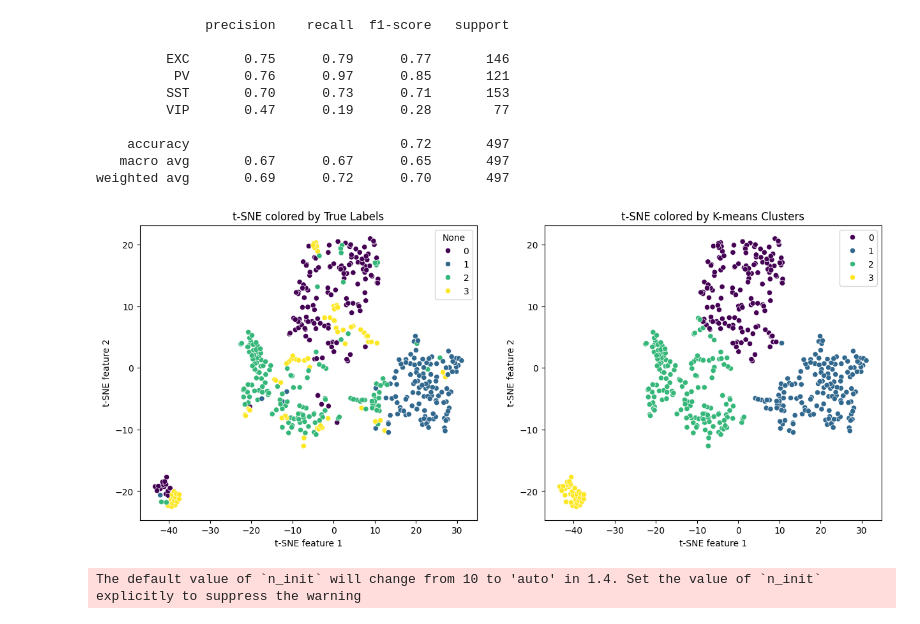
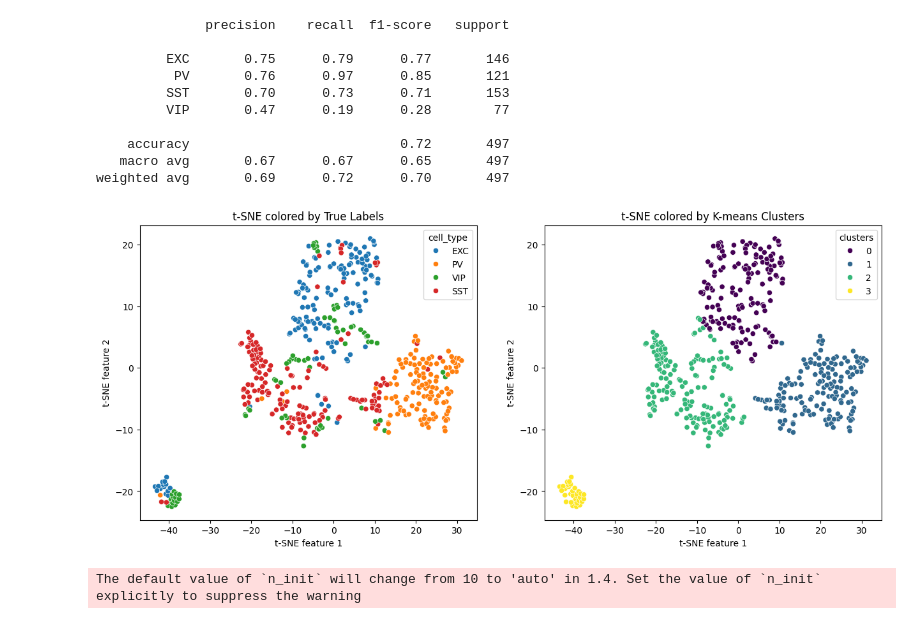
Before and after one commit to mariscoglio/bio482_cell_classifier, a Jupyter notebook: unsupervised.ipynb, the cells around one changed output. Drawn from its saved outputs; the diff is of its cells as text; code cells hidden in the pictures.

Commit message:
new plots

```diff
--- a/unsupervised.ipynb
+++ b/unsupervised.ipynb
@@ -497,32 +649,37 @@ scores.append(report['weighted avg']['f1-score'])
     accuracy                           0.72       497
    macro avg       0.67      0.67      0.65       497
 weighted avg       0.69      0.72      0.70       497
+# %%
+mc=pd.DataFrame()
+mc['clusters'] = mapped_clusters
 # %%
 import numpy as np
 import matplotlib.pyplot as plt
 import seaborn as sns
 
 # cluster_to_label_mapping = {0: 'EXC', 1: 'PV', 3: 'SST', 2: 'VIP'}
 # mapped_clusters = np.array([cluster_to_label_mapping[cluster] for cluster in clusters])
 
 # Plotting
 fig, axes = plt.subplots(1, 2, figsize=(15, 6))
 
 # Plot for true labels
-sns.scatterplot(x=data_tsne[:, 0], y=data_tsne[:, 1], hue=labels, palette='viridis', ax=axes[0])
+sns.scatterplot(x=data_tsne[:, 0], y=data_tsne[:, 1], hue=raw_data["cell_type"], palette='tab10', ax=axes[0])
 axes[0].set_title('t-SNE colored by True Labels')
 axes[0].set_xlabel('t-SNE feature 1')
 axes[0].set_ylabel('t-SNE feature 2')
 
 # Plot for k-means clusters
-sns.scatterplot(x=data_tsne[:, 0], y=data_tsne[:, 1], hue=mapped_clusters, palette='viridis', ax=axes[1])
+sns.scatterplot(x=data_tsne[:, 0], y=data_tsne[:, 1], hue=mc['clusters'], palette='viridis', ax=axes[1])
 axes[1].set_title('t-SNE colored by K-means Clusters')
 axes[1].set_xlabel('t-SNE feature 1')
 axes[1].set_ylabel('t-SNE feature 2')
 
+plt.savefig('ProjectFigures/Compare t-SNE 2D.png')
+
 plt.show()
 # %% [output]
-[figure, old version]
+[figure, new version]
 # %%
 #Visualization using 3D umap
 
```
Also changed, not shown: parts of 20 cells of this notebook.
